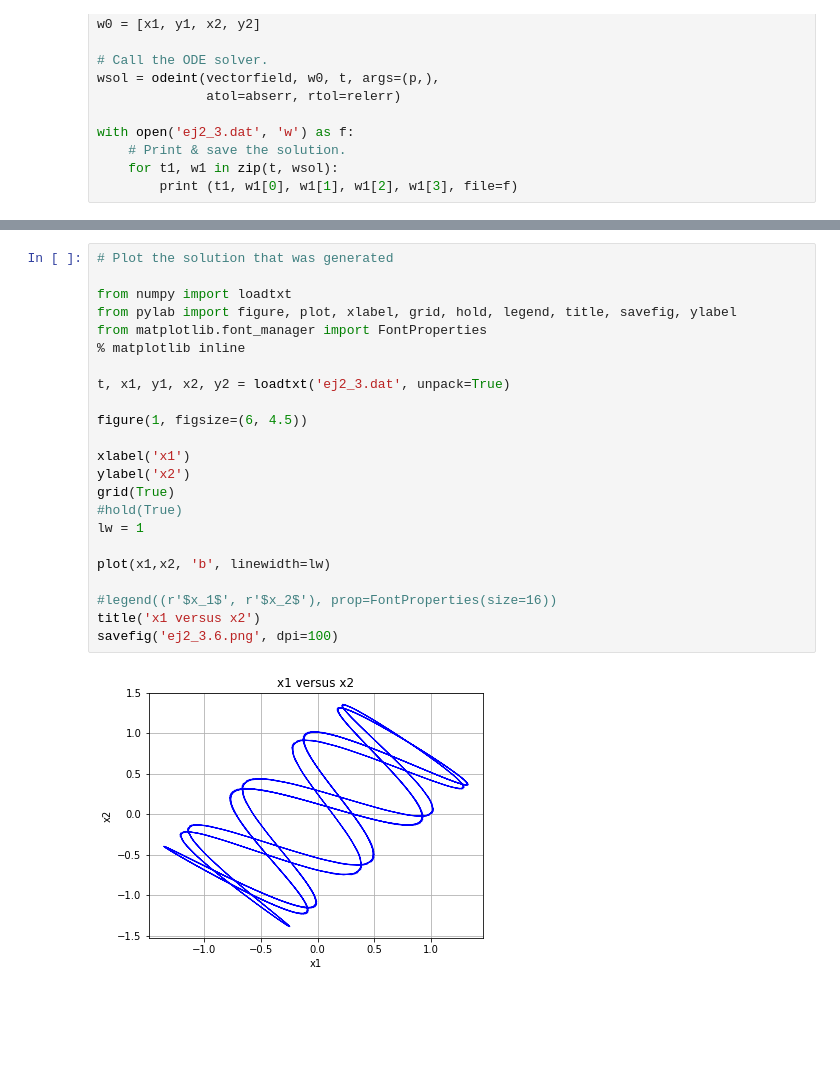
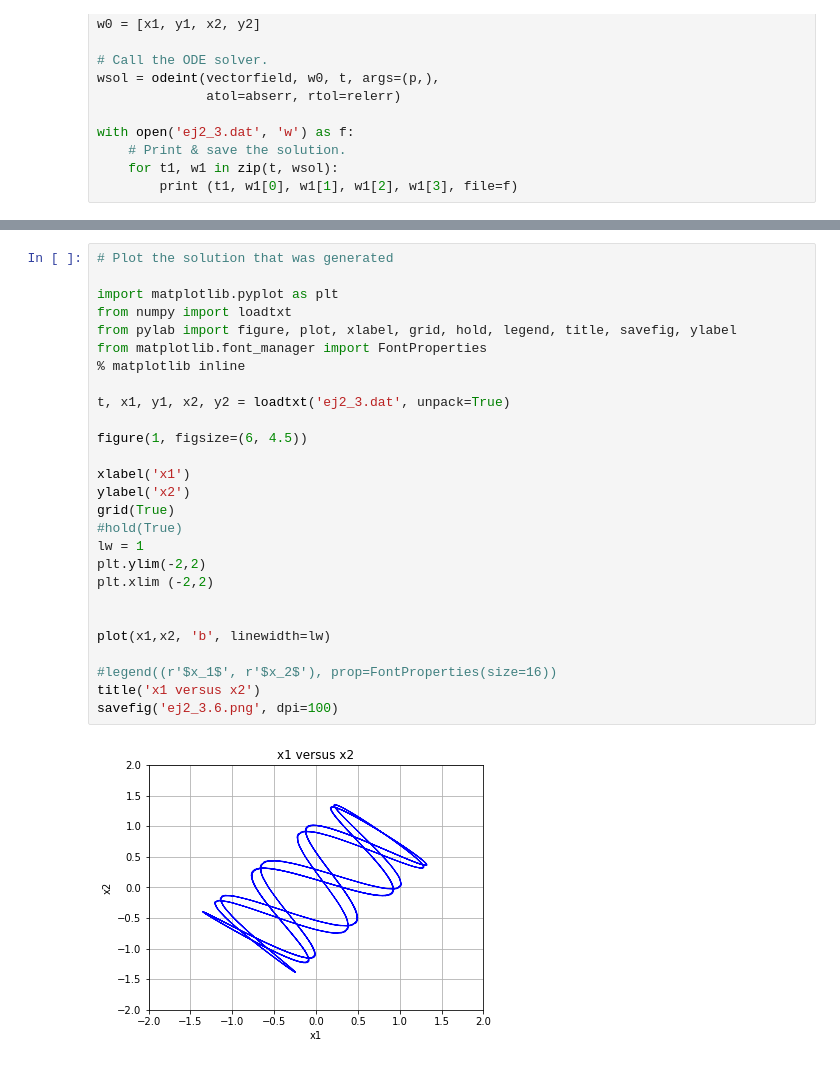
Before and after one commit to michellecontreras24/computacional1, a Jupyter notebook: Actividad6/2.3/Actividad6_2.3.ipynb, the cells around one changed output, grey strips where cells are left out. Drawn from its saved outputs; the diff is of its cells as text; blank space fills up the shorter version.

```diff
--- a/Actividad6/2.3/Actividad6_2.3.ipynb
+++ b/Actividad6/2.3/Actividad6_2.3.ipynb
@@ -195,25 +211,29 @@ savefig('ej2_3.5.png', dpi=100)
 # %%
 # Plot the solution that was generated
 
+import matplotlib.pyplot as plt
 from numpy import loadtxt
 from pylab import figure, plot, xlabel, grid, hold, legend, title, savefig, ylabel
 from matplotlib.font_manager import FontProperties
 % matplotlib inline
 
 t, x1, y1, x2, y2 = loadtxt('ej2_3.dat', unpack=True)
 
 figure(1, figsize=(6, 4.5))
 
 xlabel('x1')
 ylabel('x2')
 grid(True)
 #hold(True)
 lw = 1
+plt.ylim(-2,2)
+plt.xlim (-2,2)
+
 
 plot(x1,x2, 'b', linewidth=lw)
 
 #legend((r'$x_1$', r'$x_2$'), prop=FontProperties(size=16))
 title('x1 versus x2')
 savefig('ej2_3.6.png', dpi=100)
 # %% [output]
-[figure, old version]
+[figure, new version]
```
Also changed, not shown: parts of 6 cells of this notebook, 47 other files.
